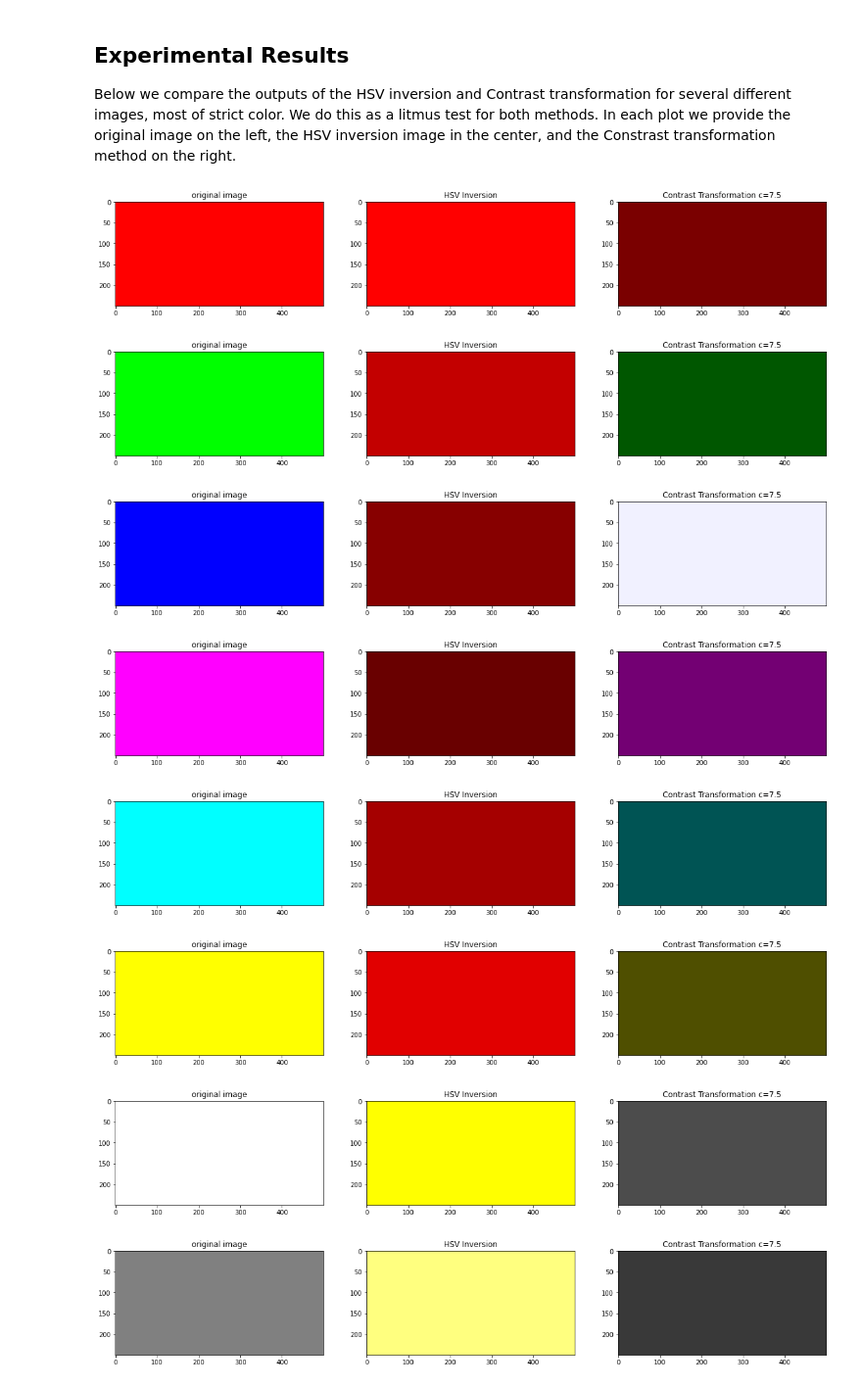
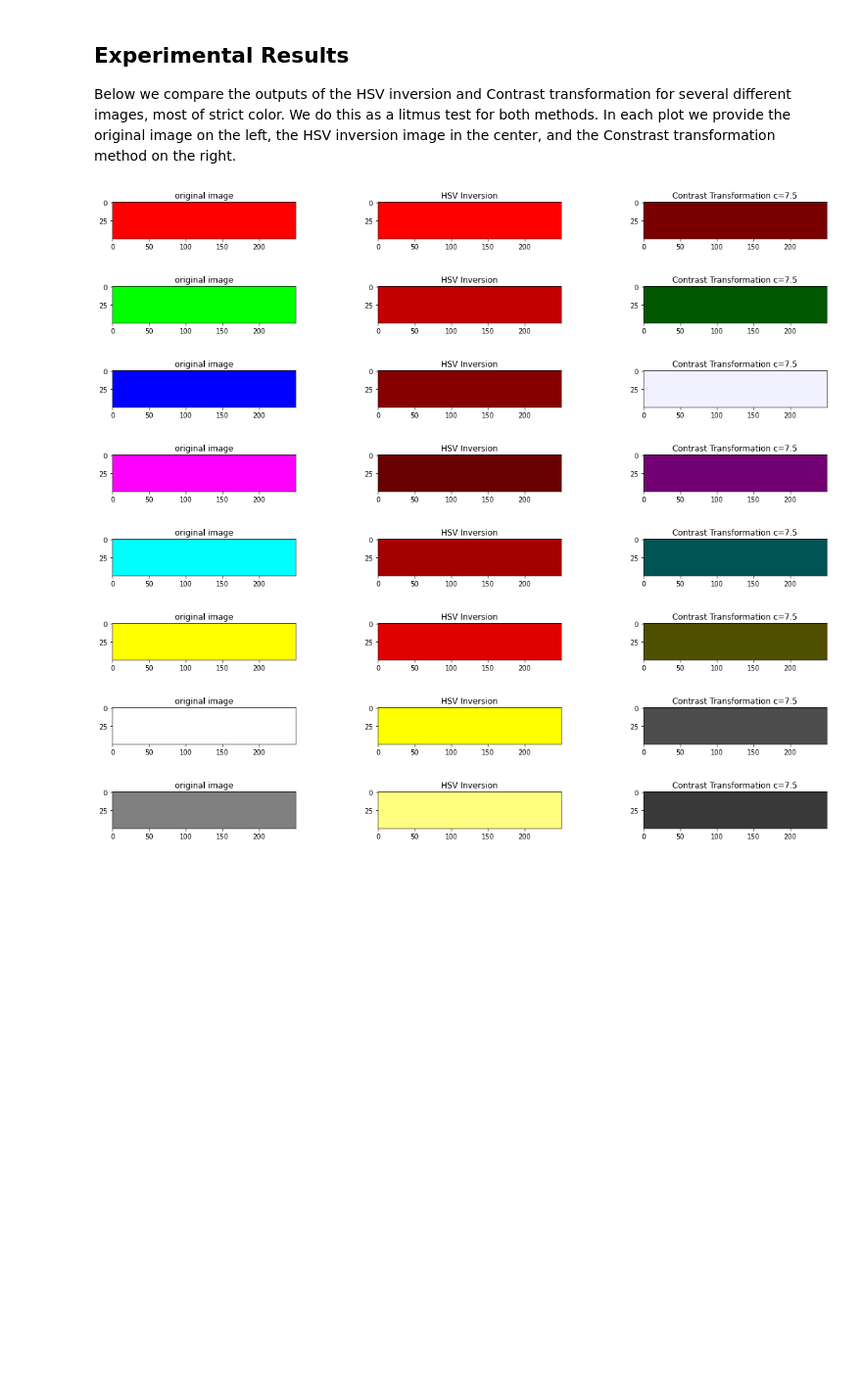
Before and after one commit to aali26/dip, a Jupyter notebook: Masking-Methods.ipynb, the cells around one changed output. Shown at 98% size. Saved outputs shown, nothing was run; the diff lists cells and outputs as text; code cells hidden in the pictures; blank space fills up the shorter version.

```diff
--- a/Masking-Methods.ipynb
+++ b/Masking-Methods.ipynb
@@ -28,8 +28,8 @@ import matplotlib.pyplot as plt
 import numpy as np
 import cv2
 
-def generateTestImages(size = 250):
-    blank_image = np.zeros((size,size*2,3)).astype('uint8')
+def generateTestImages(size = 50):
+    blank_image = np.zeros((size,size*5,3)).astype('uint8')
     red = blank_image.copy();
     red[:,:,0] = 255
     green = blank_image.copy();
@@ -54,39 +54,39 @@ def generateTestImages(size = 250):
     gray[:,:,1] = 128
     gray[:,:,2] = 128
     black = blank_image.copy();
     return [red, green, blue, magenta, cyan, yellow, white, gray, black]
 
 def getHSVInversion(image):
     return cv2.bitwise_not(cv2.cvtColor(image, cv2.COLOR_RGB2HSV))
 
 def getContrastTransformation(image, contrast = 7.5):
     return Convert().image(image, contrast).astype("uint8")
 
 def plotResults(image, hsvInversion, contrastTransformation, contrast = 7.5):
-    plt.rcParams["figure.figsize"] = (20,3)
+    plt.rcParams["figure.figsize"] = (20,1)
     fig, (axs1, axs2, axs3) = plt.subplots(1,3);
     axs1.set_title("original image")
     axs1.imshow(image);
     axs2.set_title("HSV Inversion")
     axs2.imshow(hsvInversion);
     axs3.set_title(f"Contrast Transformation c={contrast}")
     axs3.imshow(contrastTransformation);
     plt.show();
 
 # images = generateTestImages();
 # getHSVInversion(images[0].copy())
 for image in generateTestImages():
     plotResults(
         image,
         getHSVInversion(image),
         getContrastTransformation(image.copy())
     );
 # %% [output]
-[figure, old version]
+[figure, new version]
-[figure, old version]
+[figure, new version]
-[figure, old version]
+[figure, new version]
-[figure, old version]
+[figure, new version]
-[figure, old version]
+[figure, new version]
-[figure, old version]
+[figure, new version]
-[figure, old version]
+[figure, new version]
-[figure, old version]
+[figure, new version]
```
Also changed, not shown: parts of 1 cell of this notebook, 4 other files.
